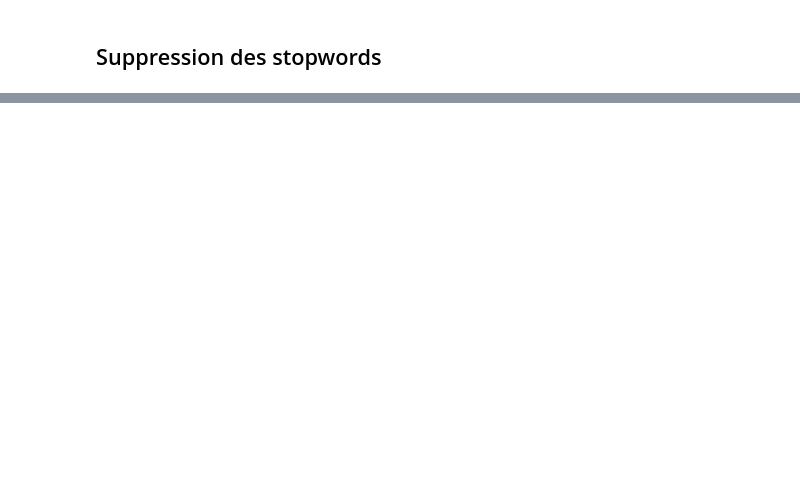
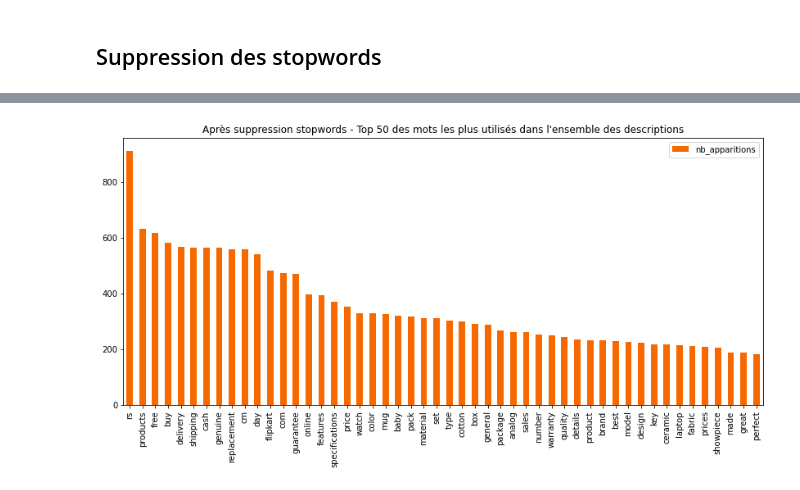
Before and after one commit to sebastienbourgeois/oc-p6-classifier-biens-consommation, a Jupyter notebook: P6_01_notebook.ipynb, the cells around one changed output, grey strips where cells are left out. Cells and saved outputs as stored; diff of their text form; code cells hidden in the pictures; blank space fills up the shorter version.

```diff
--- a/P6_01_notebook.ipynb
+++ b/P6_01_notebook.ipynb
@@ -295,0 +285,7 @@ descriptions['description_tokenisee'][2]
+# %%
+titre = 'Après suppression stopwords - Top 50 des mots les plus utilisés dans l\'ensemble des descriptions'
+frequences_apparition_mots[:50].plot(kind='bar',
+                                     color="#f56900",
+                                     title=titre);
+# %% [output]
+[figure, added]
```
Also changed, not shown: parts of 27 cells of this notebook.
